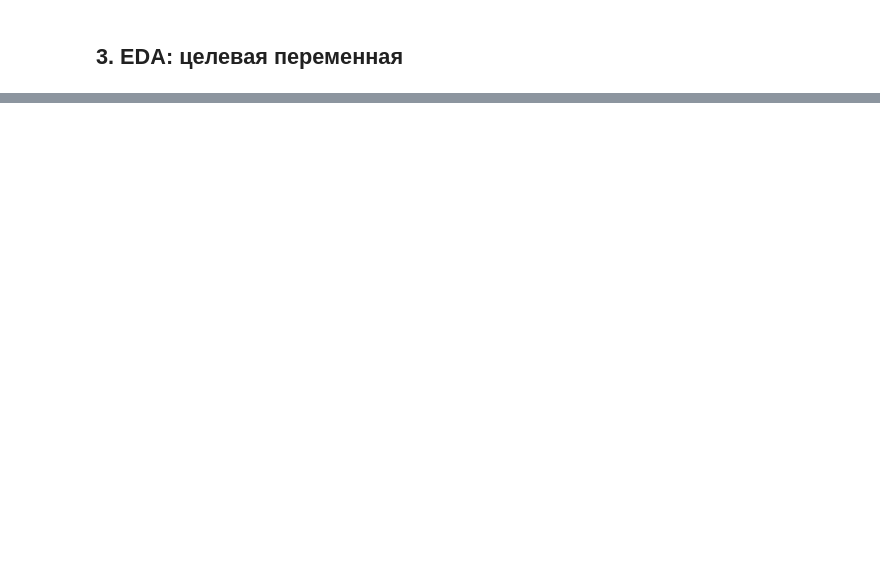
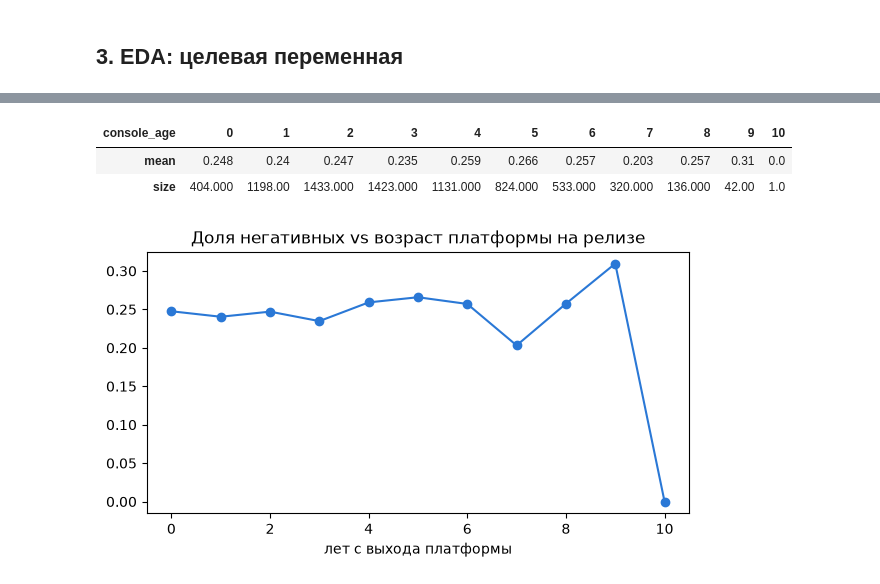
Before and after one commit to Dwarfpt/Machine-Learning-Master, a Jupyter notebook: notebooks/01_EDA_and_modeling.ipynb, the cells around one changed output, grey strips where cells are left out. Saved outputs shown, nothing was run; the diff lists cells and outputs as text; code cells hidden in the pictures; blank space fills up the shorter version.

```diff
--- a/notebooks/01_EDA_and_modeling.ipynb
+++ b/notebooks/01_EDA_and_modeling.ipynb
@@ -205,0 +132,11 @@ P(negative) = 0.244 | risk: high
+# %%
+from nrg.sources import PLATFORM_LAUNCH
+g['console_age'] = (g.release_year - g.release_console.map(PLATFORM_LAUNCH)).clip(lower=0)
+cyc = g[g.console_age <= 10].groupby('console_age').negative.agg(['mean', 'size'])
+ax = cyc['mean'].plot(marker='o', figsize=(7, 3.4), color='#2a78d6'); ax.set_title('Доля негативных vs возраст платформы на релизе')
+ax.set_xlabel('лет с выхода платформы'); cyc.round(3).T
+# %% [output]
+| console_age | 0 | 1 | 2 | 3 | 4 | 5 | 6 | 7 | 8 | 9 | 10 |
+| mean | 0.248 | 0.24 | 0.247 | 0.235 | 0.259 | 0.266 | 0.257 | 0.203 | 0.257 | 0.31 | 0.0 |
+| size | 404.000 | 1198.00 | 1433.000 | 1423.000 | 1131.000 | 824.000 | 533.000 | 320.000 | 136.000 | 42.00 | 1.0 |
+[figure, added]
```
Also changed, not shown: parts of 58 cells of this notebook, 52 other files.
